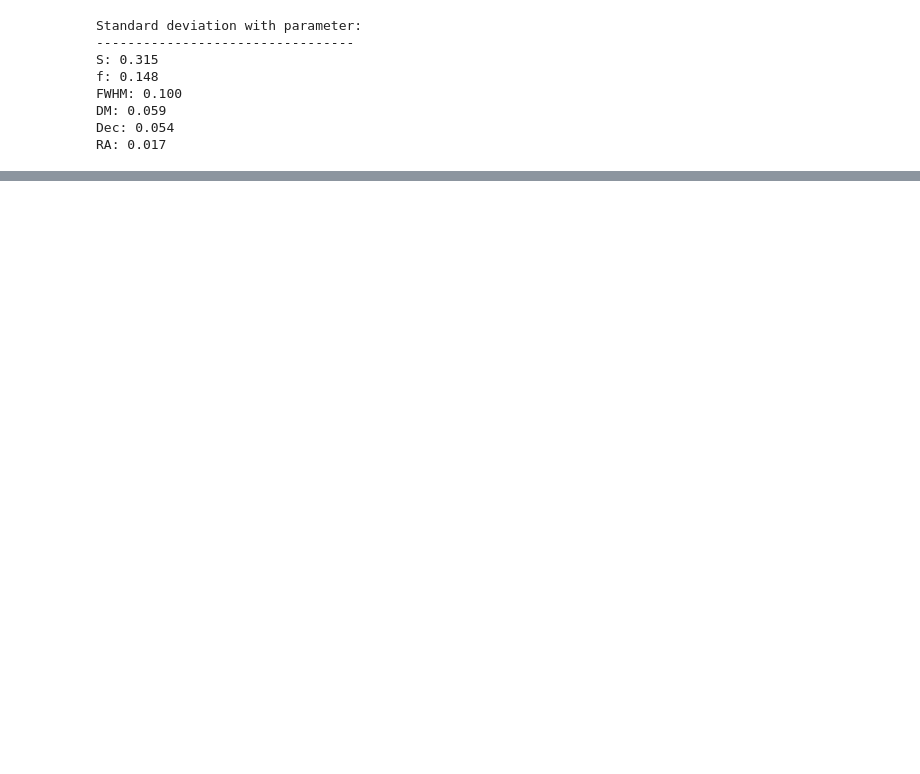
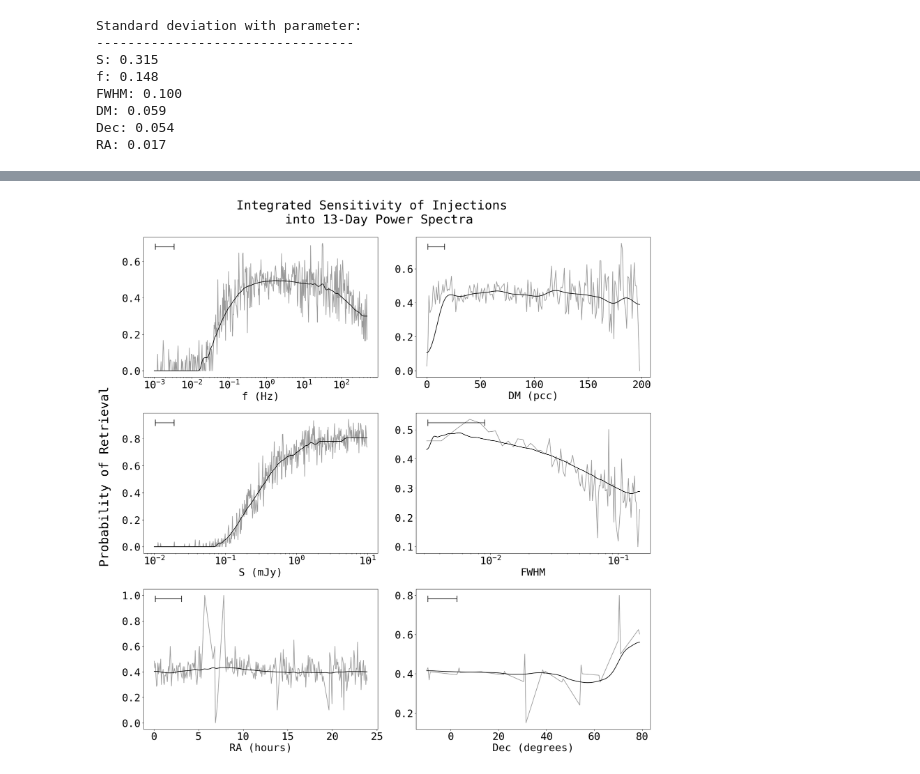
Before and after one commit to chime-sps/Transmissivity, a Jupyter notebook: results/injection_analysis_1d.ipynb, the cells around one changed output, grey strips where cells are left out. Cells and saved outputs as stored; diff of their text form; code cells hidden in the pictures; blank space fills up the shorter version.

```diff
--- a/results/injection_analysis_1d.ipynb
+++ b/results/injection_analysis_1d.ipynb
@@ -77,7 +75,7 @@ FWHM_bins = np.logspace(-2.5, np.log10(0.15), 250)
 FWHM_dev = 5
 RA_bins = np.linspace(0, 360, 250)
 RA_dev = 10
-Dec_bins = np.linspace(min(data[:, Dec_idx]), max(data[:, Dec_idx]), 500)
+Dec_bins = np.linspace(min(data_1[:, Dec_idx]), max(data_1[:, Dec_idx]), 500)
 Dec_dev = 40
 # %%
 f_inj_p_smooth, f_sens, f_sens_smooth = au.get_sensitivity(
@@ -345 +345,15 @@ Total fraction of recovered injections: 45.63%
 Number of injections: 20070
+# %%
+RA_bins = np.arange(min(RA), max(RA), 1.)
+Dec_bins = np.arange(min(Dec), max(Dec), 0.5)
+f_bins = np.logspace(np.log10(min(f)), np.log10(max(f)), 500)
+DM_bins = np.arange(min(DM), 200)
+S_bins = np.logspace(np.log10(min(S)), np.log10(max(S)), 500)
+fwhm_bins = np.logspace(np.log10(min(fwhm)), np.log10(0.15), 100)
+
+f_dev = 20
+DM_dev = 5
+S_dev = 20
+FWHM_dev = 30
+RA_dev = 20
+Dec_dev = 10
@@ -345,0 +472,57 @@ Number of injections: 20070
+# %%
+fig, ax = plt.subplots(3, 2, figsize=(20, 20), layout = 'constrained')
+ax = ax.flatten()
+ax[0].plot(f_bins[:-1], gaussian_filter(f_sens_smooth, 3), color='black', label='Sensitivity')
+ax[0].plot(f_bins[:-1], f_sens, alpha=0.4, color='black')
+# ax[0].plot(f_bins[:-1], gaussian_filter(f_comp_smooth, 3), color='blue', label='Completeness')
+# ax[0].plot(f_bins[:-1], f_comp, alpha=0.4, color='blue')
+ax[0].set_xscale('log')
+ax[0].set_xlabel('f (Hz)')
+au.add_crosshair(ax[0], f_bins, np.sqrt(f_dev**2 + 3**2))
+
+ax[1].plot(DM_bins[:-1], gaussian_filter(DM_sens_smooth, 5), color='black')
+ax[1].plot(DM_bins[:-1], DM_sens, alpha=0.4, color='black')
+# ax[1].plot(DM_bins[:-1], gaussian_filter(DM_comp_smooth, 3), color='blue')
+# ax[1].plot(DM_bins[:-1], DM_comp, alpha=0.4, color='blue')
+ax[1].set_xlabel('DM (pcc)')
+au.add_crosshair(ax[1], DM_bins, np.sqrt(DM_dev**2 + 5**2))
+
+ax[2].plot(S_bins[:-1], gaussian_filter(S_sens_smooth, 3), color='black')
+ax[2].plot(S_bins[:-1], S_sens, alpha=0.4, color='black')
+# ax[2].plot(S_bins[:-1], gaussian_filter(S_comp_smooth, 3), color='blue')
+# ax[2].plot(S_bins[:-1], S_comp, alpha=0.4, color='blue')
+ax[2].set_xscale('log')
+ax[2].set_xlabel('S (mJy)')
+au.add_crosshair(ax[2], S_bins, np.sqrt(S_dev**2 + 3**2))
+
+ax[3].plot(FWHM_bins[:-1], gaussian_filter(FWHM_sens_smooth, 3), color='black')
+ax[3].plot(FWHM_bins[:-1], FWHM_sens, alpha=0.4, color='black')
+# ax[3].plot(FWHM_bins[:-1], gaussian_filter(FWHM_comp_smooth, 3), color='blue')
+# ax[3].plot(FWHM_bins[:-1], FWHM_comp, alpha=0.4, color='blue')
+ax[3].set_xscale('log')
+ax[3].set_xlabel('FWHM')
+au.add_crosshair(ax[3], FWHM_bins, np.sqrt(FWHM_dev**2 + 3**2))
+
+ax[4].plot(RA_bins[:-1] / 15, gaussian_filter(RA_sens_smooth, 3), color='black')
+ax[4].plot(RA_bins[:-1] / 15, RA_sens, alpha=0.4, color='black')
+# ax[3].plot(RA_bins[:-1], gaussian_filter(RA_comp_smooth, 3), color='blue')
+# ax[3].plot(RA_bins[:-1], RA_comp, alpha=0.4, color='blue')
+ax[4].set_xlabel('RA (hours)')
+au.add_crosshair(ax[4], RA_bins, np.sqrt(RA_dev**2 + 3**2))
+
+ax[5].plot(Dec_bins[:-1], gaussian_filter(Dec_sens_smooth, 5), color='black')
+ax[5].plot(Dec_bins[:-1], Dec_sens, alpha=0.4, color='black')
+# ax[3].plot(Dec_bins[:-1], gaussian_filter(Dec_comp_smooth, 3), color='blue')
+# ax[3].plot(Dec_bins[:-1], Dec_comp, alpha=0.4, color='blue')
+ax[5].set_xlabel('Dec (degrees)')
+au.add_crosshair(ax[5], Dec_bins, np.sqrt(Dec_dev**2 + 5**2))
+
+fig.suptitle('Integrated Sensitivity of Injections \n into 13-Day Power Spectra')
+fig.supylabel('Probability of Retrieval')
+#fig.legend()
+handles, labels = ax[0].get_legend_handles_labels()
+# fig.legend(handles, labels, title='Harmonics Counted', loc='upper right',
+#            bbox_to_anchor=(1.0, 1.0), bbox_transform=fig.transFigure)
+plt.tight_layout()
+# %% [output]
+[figure, added]
```
Also changed, not shown: parts of 9 cells of this notebook, 3 other files.
